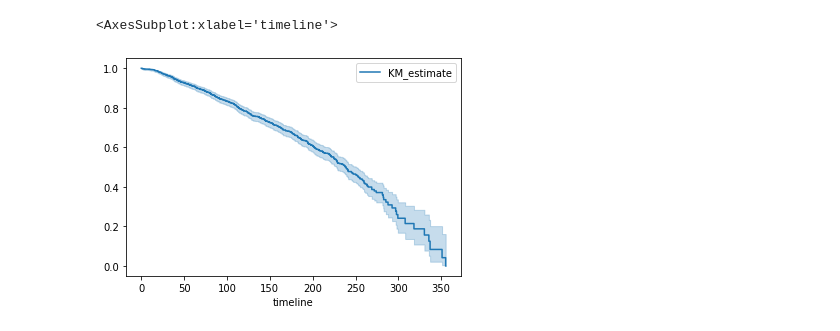
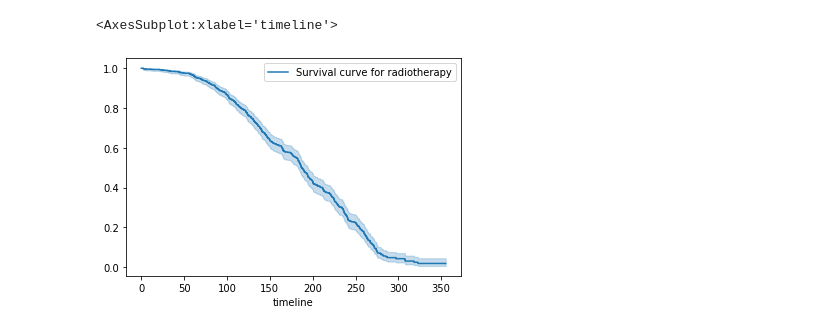
Before and after one commit to Dimaszhbankovskii/maching_learning_in_radiotherapy, a Jupyter notebook: lifelines.ipynb, the cells around one changed output. Drawn from its saved outputs; the diff is of its cells as text; code cells hidden in the pictures.

```diff
--- a/lifelines.ipynb
+++ b/lifelines.ipynb
@@ -4,6 +8,6 @@ import numpy as np
 # %%
 nRowsRead = None
-nColumnsRead = 420
+nColumnsRead = None
 df = pd.read_csv('./METABRIC_RNA_Mutation.csv', delimiter=',', nrows = nRowsRead, index_col=nColumnsRead)
 df.dataframeName = 'METABRIC_RNA_Mutation.csv'
 # %%
@@ -50,0 +60,3 @@ kmf1.survival_function_.plot()
+# %%
+kmf_radiotherapy = KaplanMeierFitter()
+kmf_radiotherapy.fit(df.overall_survival_months[df.radio_therapy == 1], event_observed = df.overall_survival[df.radio_therapy == 1], label='Survival curve for radiotherapy')
@@ -51,5 +70,5 @@ kmf1.survival_function_.plot()
 # %%
-kmf1.plot()
+kmf_radiotherapy.plot()
 # %% [output]
 <AxesSubplot:xlabel='timeline'>
-[figure, old version]
+[figure, new version]
```
Also changed, not shown: parts of 24 cells of this notebook.
